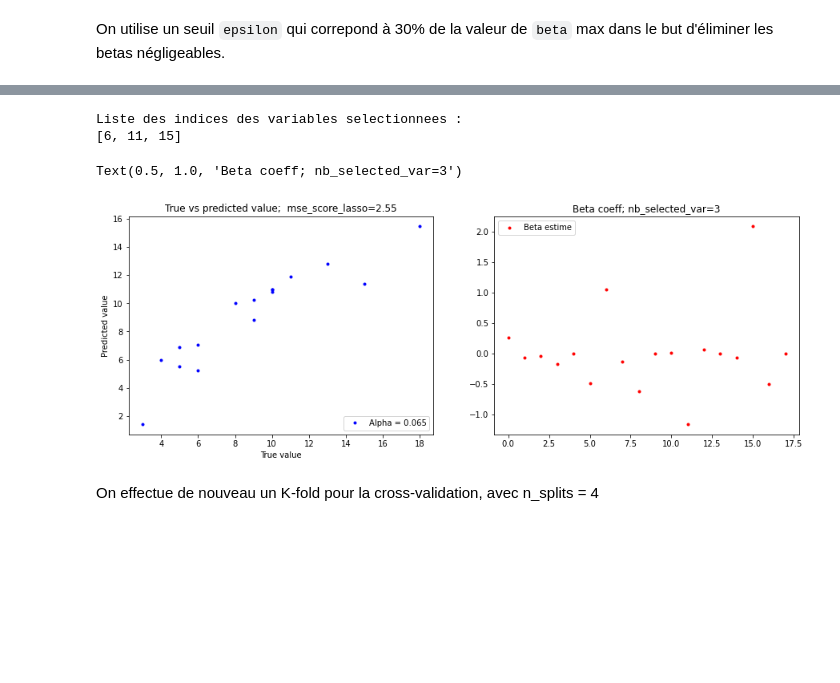
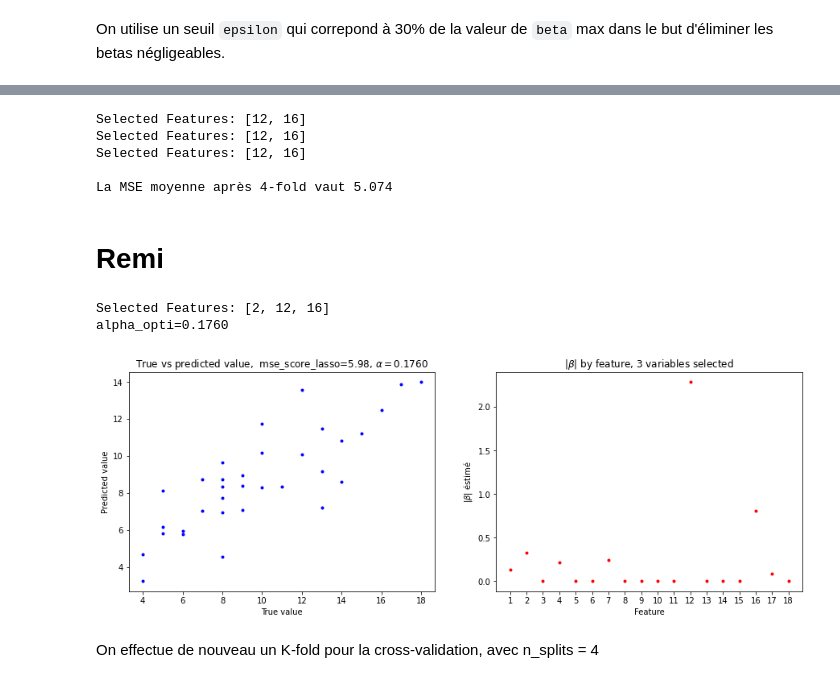
Before and after one commit to LudovicSterlin/ssd-aml-modele-lineaire, a Jupyter notebook: TPnote_ModeleLineaire/Examen_ModeleLineaire_2020.ipynb, the cells around one changed output, grey strips where cells are left out. Cells and saved outputs as stored; diff of their text form; code cells hidden in the pictures; blank space fills up the shorter version.

```diff
--- a/TPnote_ModeleLineaire/Examen_ModeleLineaire_2020.ipynb
+++ b/TPnote_ModeleLineaire/Examen_ModeleLineaire_2020.ipynb
@@ -503,57 +584,77 @@ On utilise un seuil `epsilon` qui correpond à 30% de la valeur de `beta` max da
+# %%
+n_splits = 3
+kf = KFold(n_splits=n_splits, shuffle=True)
+sum_mse_scores=0.
+for train_index, test_index in kf.split(X):
+    # Split data
+    X_train, X_test = X[train_index], X[test_index]
+    y_train, y_test = Y[train_index], Y[test_index]
+    # Make Lasso regression
+    lasso_regressor , mse_score_lasso, y_pred_lasso = lasso_and_mse(alpha, X_train, X_test, y_train, y_test)
+    sum_mse_scores += mse_score_lasso
+    # Print feature selected
+    betas = lasso_regressor.coef_
+    bi_selected = betas_selected_indexes(betas, 0.00000001)
+    selected_features = [bi + 1 for bi in bi_selected]
+    print(f"Selected Features: {selected_features}")
+
+mean = sum_mse_scores/n_splits
+print(f'\nLa MSE moyenne après 4-fold vaut {mean:.3f}')
+# %% [output]
+Selected Features: [12, 16]
+Selected Features: [12, 16]
+Selected Features: [12, 16]
+
+La MSE moyenne après 4-fold vaut 5.074
+# %% [markdown]
+# Remi
 # %%
 # METHODE INCREMENTALE du alpha jusqu'a ce qu'il ne reste plus que beta non nuls
+X_train, X_test, y_train, y_test = train_test_split(X, Y, train_size=0.5) # On coupe en 2 les données de test et apprentissage
 
 step_alpha = 0.001
 alpha_init = 0.01 #d'apres les dernieres simulations aléatoires
 
 nb_selected_var = 18
 alpha = alpha_init
 
 while nb_selected_var > 3:
-
     alpha += step_alpha
     lasso_regressor = Lasso(alpha=alpha)
     lasso_regressor.fit(X_train, y_train)
-
     y_pred_lasso = lasso_regressor.predict(X_test)
     mse_score_lasso = mean_squared_error(y_test, y_pred_lasso)
-    mse_score_lasso = round(mse_score_lasso, 2)
 
     betas = lasso_regressor.coef_
-    nb_selected_var_temp = 0
-
     # Determination du seuil à partir duquel on élimine les variables (1/100 du max des betas par exemple)
     beta_max = max(betas)
     epsilon = 30/100
-
-    for i in range(len(betas)):
-        if np.abs(betas[i])/beta_max > epsilon:
-            nb_selected_var_temp += 1
-
-    nb_selected_var = nb_selected_var_temp
+    nb_selected_var = sum(abs(beta)/beta_max > epsilon for beta in betas)
 
 betas_selected = [np.abs(beta)/beta_max >= epsilon for beta in betas]
-var_selected = [i for i in range(len(betas_selected)) if betas_selected[i] ]
-print("Liste des indices des variables selectionnees :")
-print(var_selected)
+var_selected = [i+1 for i in range(len(betas_selected)) if betas_selected[i] ]
+print(f"Selected Features: {var_selected}")
+# print(var_selected)
 
 alpha_opti = alpha
+print(f"{alpha_opti=:.4f}")
 
-fig, axs = plt.subplots(1, 2, figsize=(15, 5))
-axs[0].plot(y_test, y_pred_lasso, 'b.')
-axs[0].set_xlabel('True value')
-axs[0].set_ylabel('Predicted value')
-axs[0].set_title(f"True vs predicted value;  {mse_score_lasso=}")
-axs[0].legend(['Alpha = ' + str(round(alpha, 4))], loc = 'lower right')
+fig, ax = plt.subplots(1, 2, figsize=(15, 5))
+ax[0].plot(y_test, y_pred_lasso, 'b.')
+ax[0].set_xlabel('True value')
+ax[0].set_ylabel('Predicted value')
+ax[0].set_title(f"True vs predicted value,  {mse_score_lasso=:.2f}, $\\alpha={alpha:.4f}$")
 
-axs[1].plot(betas, 'r.')
-axs[1].legend(['Beta estime'], loc='upper left')
-axs[1].set_title(f"Beta coeff; {nb_selected_var=}")
+ax[1].plot(range(1, len(betas)+1), [abs(b) for b in betas], 'r.')
+ax[1].set_ylabel('$|\\beta|$ éstimé')
+ax[1].set_xlabel('Feature')
+ax[1].set_xticks(range(1, len(betas)+1))
+ax[1].set_title(f"$|\\beta|$ by feature, {nb_selected_var} variables selected")
+plt.show()
 # %% [output]
-Liste des indices des variables selectionnees :
-[6, 11, 15]
+Selected Features: [2, 12, 16]
+alpha_opti=0.1760
-Text(0.5, 1.0, 'Beta coeff; nb_selected_var=3')
-[figure, old version]
+[figure, new version]
 # %% [markdown]
 On effectue de nouveau un K-fold pour la cross-validation, avec n_splits = 4
 # %%
```
Also changed, not shown: parts of 22 cells of this notebook.
